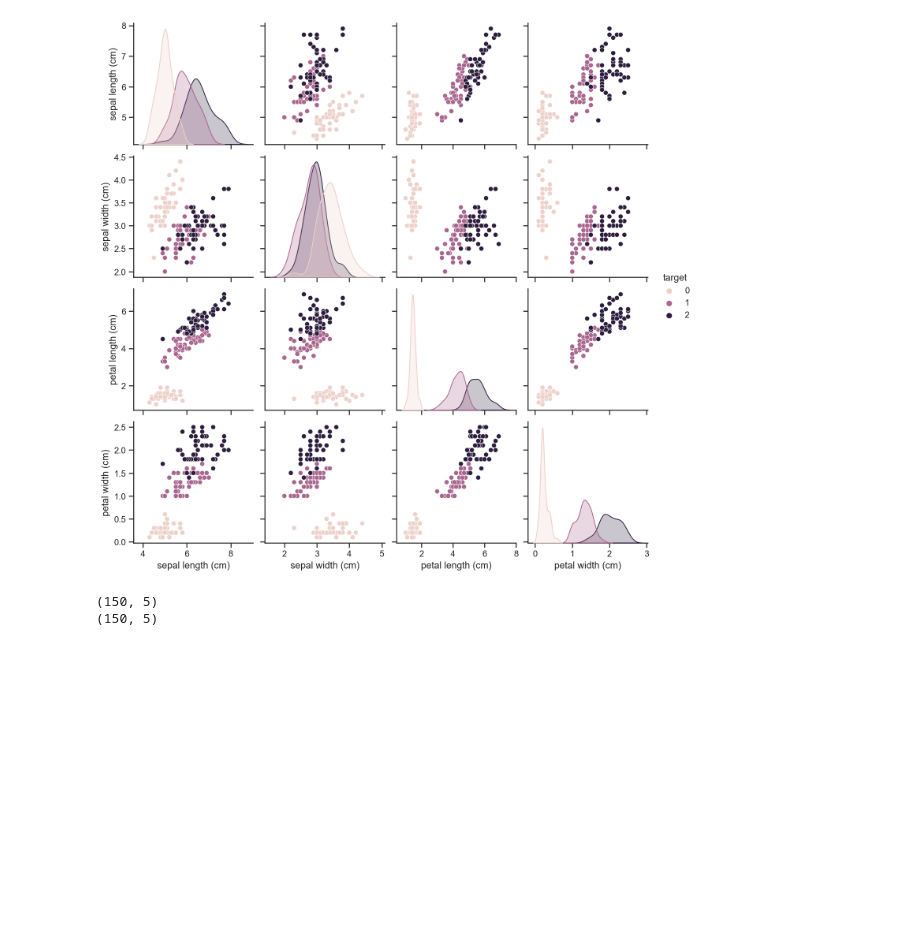
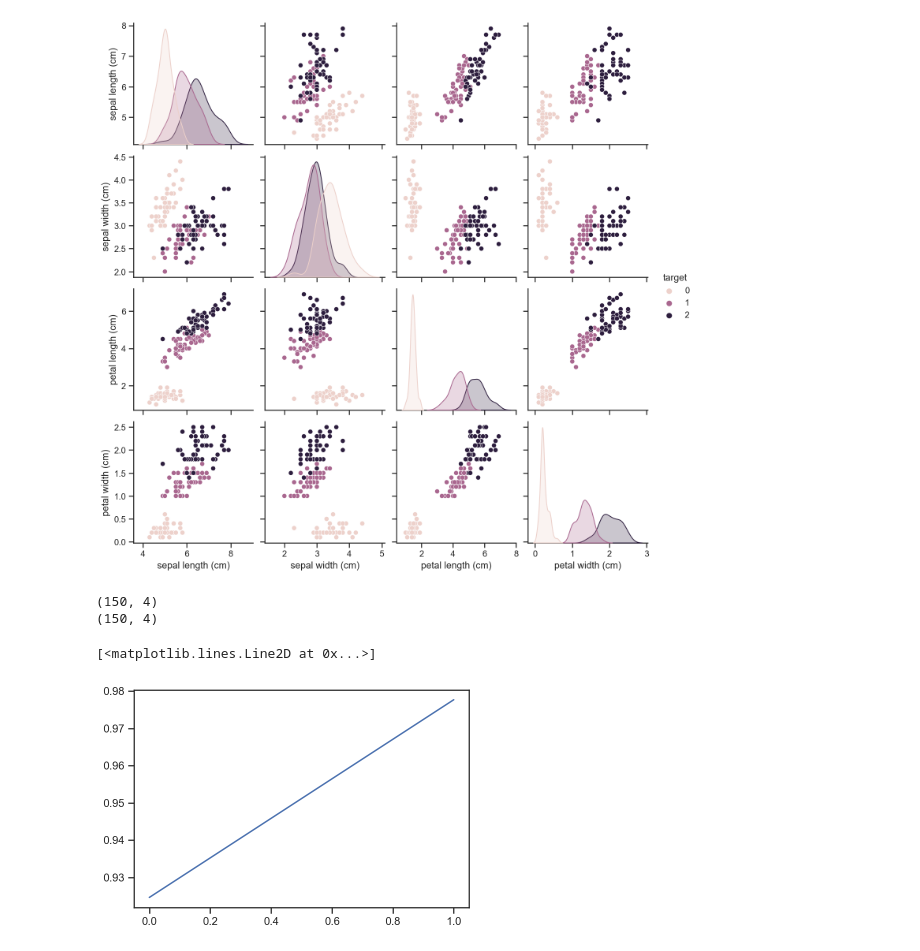
Before and after one commit to wojtekgradzinski/AISpring21, a Jupyter notebook: M3_Machine_Learning/D3 - PCA/01_IRIS_PCA.ipynb, the cells around one changed output. Cells and saved outputs as stored; diff of their text form; code cells hidden in the pictures; blank space fills up the shorter version.

```diff
--- a/M3_Machine_Learning/D3 - PCA/01_IRIS_PCA.ipynb
+++ b/M3_Machine_Learning/D3 - PCA/01_IRIS_PCA.ipynb
@@ -112,16 +112,24 @@ sns.pairplot(data = df_iris.loc[:,:"target"], hue = 'target')
 [figure]
 # %%
 # Run the PCA model here
-pca = PCA()
-project = pca.fit_transform(df_iris)
-print(df_iris.shape)
+pca = PCA(n_components=2)
+df_pca = df_iris.drop(["target"], axis=1)
+
+
+# project = pd.Dataframe(project)
+print(df_pca.shape)
 print(project.shape)
 # %% [output]
-(150, 5)
-(150, 5)
+(150, 4)
+(150, 4)
 # %%
 # You should end up with a transformed dataframe
+project = pca.fit_transform(df_pca)
 # %%
 # check the variance in each component
+plt.plot(np.cumsum(pca.explained_variance_ratio_))
+# %% [output]
+[<matplotlib.lines.Line2D at 0x...>]
+[figure, added]
 # %%
 df_iris.head()
```
Also changed, not shown: parts of 4 cells of this notebook.
